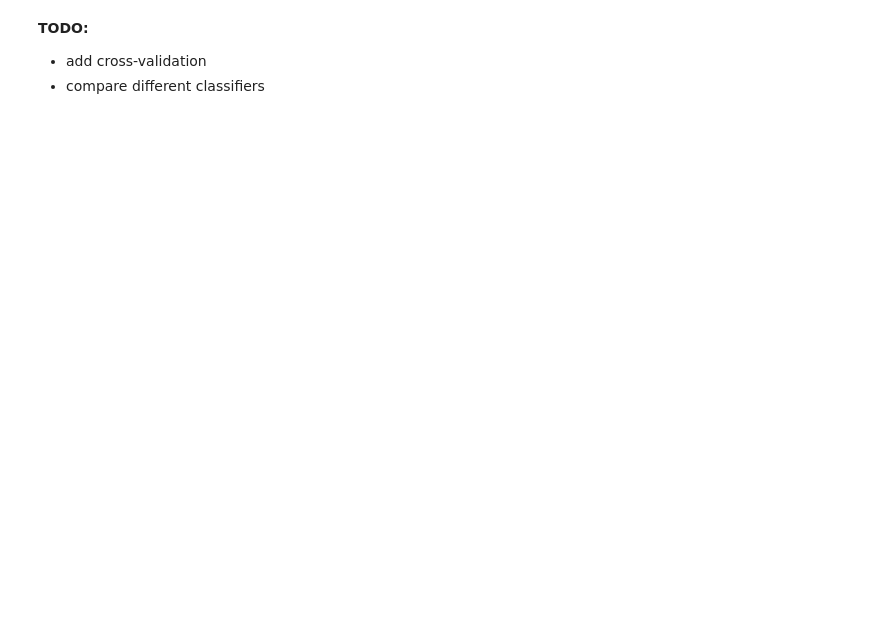
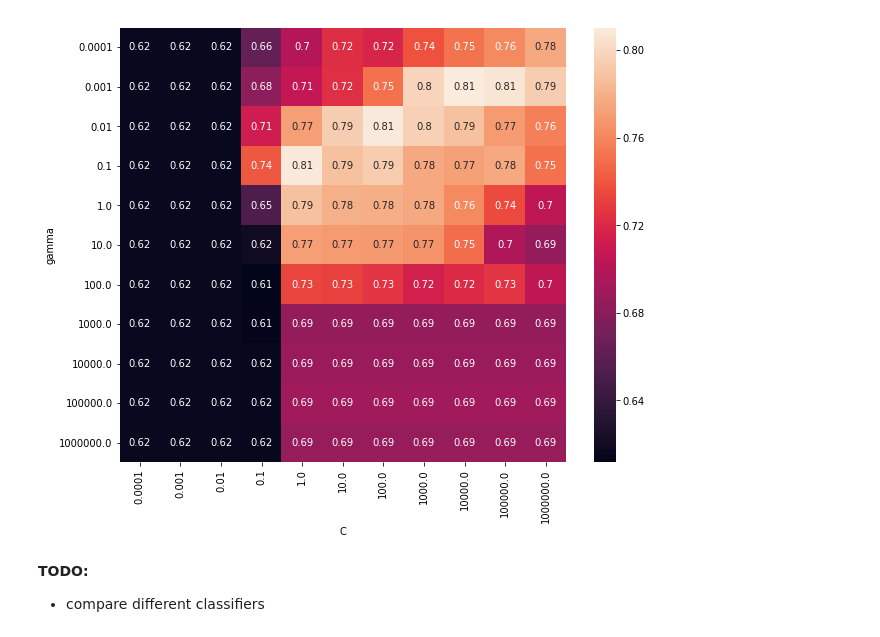
Before and after one commit to krzysztofarendt/kaggle-titanic, a Jupyter notebook: titanic_new_analysis.ipynb, the cells around one changed output. Saved outputs shown, nothing was run; the diff lists cells and outputs as text; code cells hidden in the pictures; blank space fills up the shorter version.

Commit message:
Add SVM grid search

```diff
--- a/titanic_new_analysis.ipynb
+++ b/titanic_new_analysis.ipynb
@@ -98 +235,27 @@ train.head()
+# %%
+# Influence of C and gamma on SVM accuracy
+feat = ['Title', 'Family', 'Pclass', 'Fare']
+X = train[feat]
+Y = train['Survived']
+
+C_range     = [10**x for x in range(-4, 7, 1)]
+gamma_range = [10**x for x in range(-4, 7, 1)]
+
+grid_search = pd.DataFrame(columns=C_range, index=gamma_range)
+
+#for C in C_range:
+#    for gamma in gamma_range:
+#        clf = svm.SVC(kernel='rbf', C=C, gamma=gamma)
+#        scores = cross_val_score(clf, X, Y, cv=10)
+#        grid_search.loc[gamma, C] = scores.mean()
+
+grid_search = pd.read_csv('grid_search.csv')
+grid_search = grid_search.set_index('gamma')
+# %%
+ax = sns.heatmap(grid_search, annot=True)
+ax.set_xlabel('C')
+fig = ax.get_figure()
+fig.set_size_inches(10, 8)
+# %% [output]
+[figure, added]
 # %%
@@ -120,5 +277,4 @@ test[['PassengerId', 'Survived']].to_csv('submission.csv', index=False)
 # %% [markdown]
 **TODO:**
 
-- add cross-validation
 - compare different classifiers
```
Also changed, not shown: parts of 7 cells of this notebook, 3 other files.
